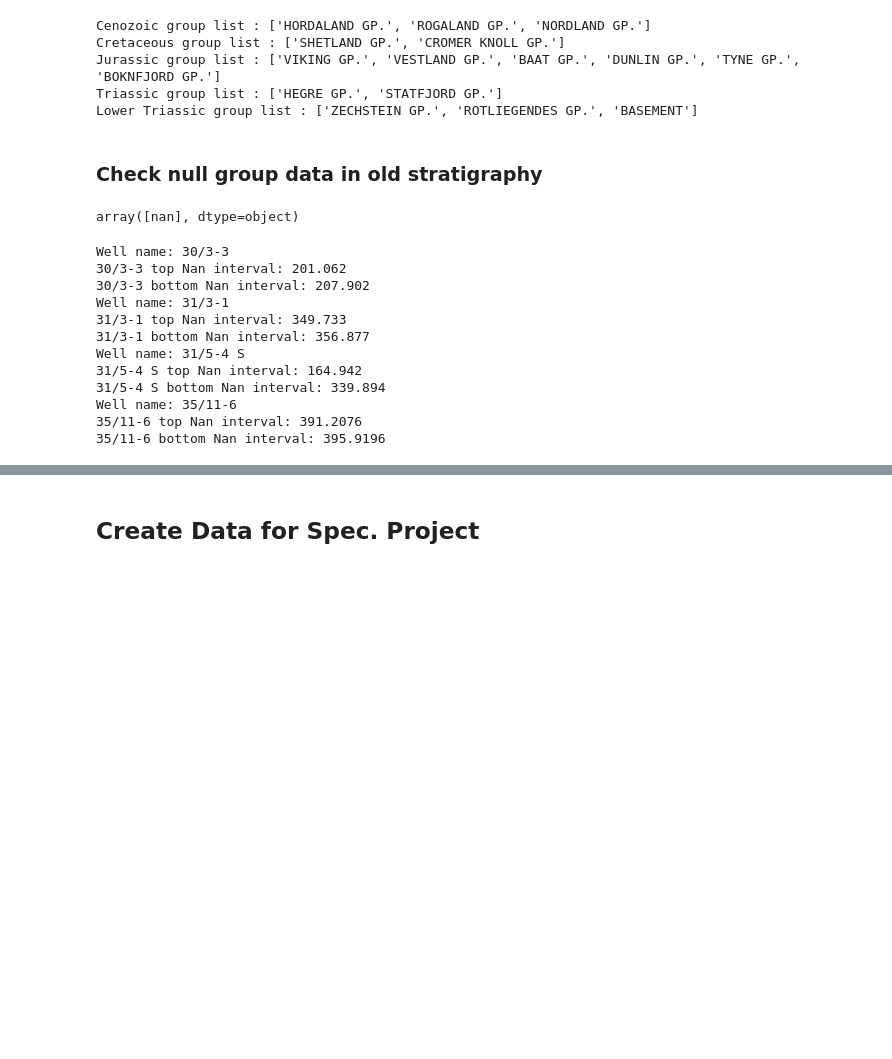
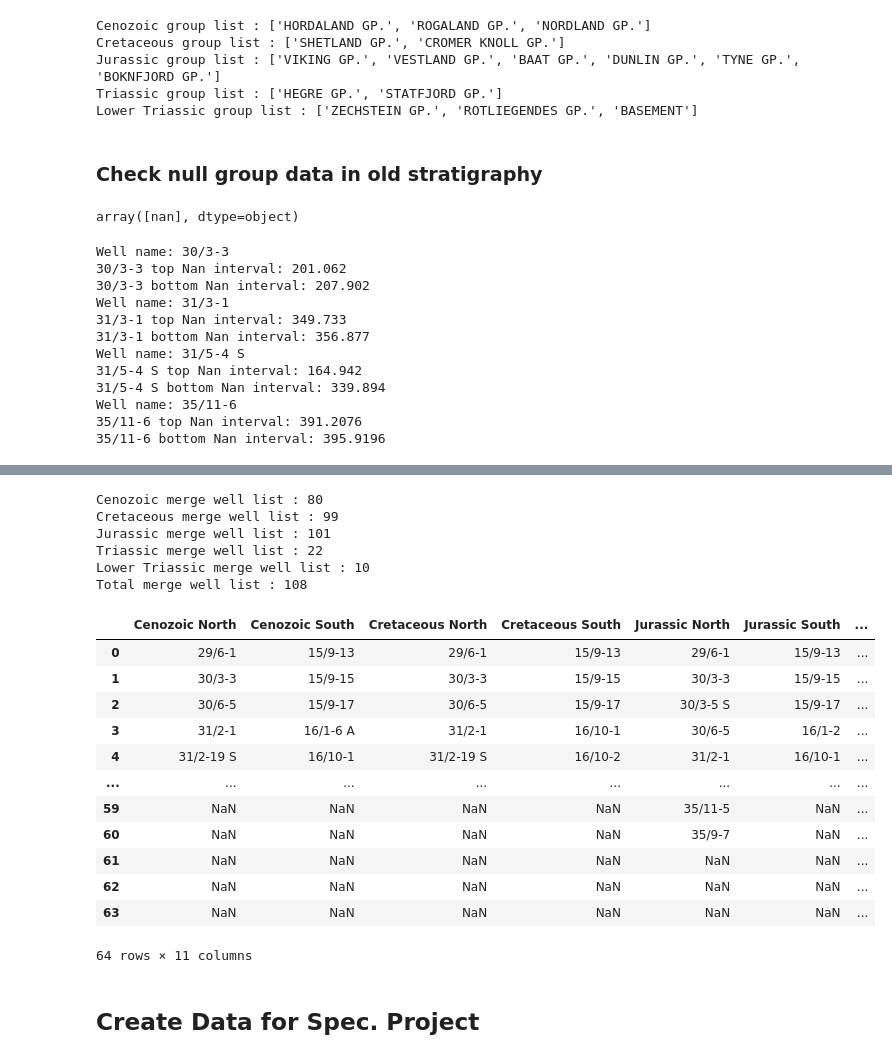
Before and after one commit to ruzieqnafiha/improving-lithology-label-well-logs, a Jupyter notebook: Data preparation and splitting.ipynb, the cells around one changed output, grey strips where cells are left out. Drawn from its saved outputs; the diff is of its cells as text; code cells hidden in the pictures; blank space fills up the shorter version.

```diff
--- a/Data preparation and splitting.ipynb
+++ b/Data preparation and splitting.ipynb
@@ -487,0 +564,67 @@ Well name: 35/11-6
+# %%
+print('Cenozoic merge well list : '+str(cenozoic_merge_old['WELL'].nunique()))
+print('Cretaceous merge well list : '+str(cretaceous_merge_old['WELL'].nunique()))
+print('Jurassic merge well list : '+str(jurassic_merge_old['WELL'].nunique()))
+print('Triassic merge well list : '+str(triassic_merge_old['WELL'].nunique()))
+print('Lower Triassic merge well list : '+str(lowertriassic_merge_old['WELL'].nunique()))
+print('Total merge well list : '+str(merge_data_old['WELL'].nunique()))
+# %% [output]
+Cenozoic merge well list : 80
+Cretaceous merge well list : 99
+Jurassic merge well list : 101
+Triassic merge well list : 22
+Lower Triassic merge well list : 10
+Total merge well list : 108
+# %%
+cenozoic_well_south = ['15/9-13', '15/9-15', '15/9-17', '16/1-6 A', '16/10-1', '16/10-3', '16/11-1 ST3', '16/2-11 A', '16/2-16', '16/2-6', '16/4-1', '16/7-4', '16/7-5', '16/8-1', '17/11-1', '25/11-15', '25/11-19 S', '25/11-5', '25/2-13 T4', '25/2-14', '25/2-7', '25/3-1', '25/4-5', '25/5-1', '25/5-4', '25/6-1', '25/6-2', '25/6-3', '25/7-2', '25/8-5 S', '25/8-7', '25/9-1', '26/4-1',  '7/1-1', '15/9-23', '16/2-7', '16/7-6', '17/4-1', '25/10-9']
+
+cenozoic_well_north = ['29/6-1', '30/3-3', '30/6-5', '31/2-1', '31/2-19 S', '31/2-7', '31/2-8', '31/2-9', '31/3-1', '31/3-2', '31/3-3', '31/3-4', '31/4-10', '31/4-5', '31/5-4 S', '31/6-5', '31/6-8', '33/9-1', '33/9-17', '34/10-19', '34/10-21', '34/10-35', '34/11-2 S', '34/2-4', '34/7-20', '34/7-21', '34/8-1', '34/8-3', '35/11-1', '35/11-11', '35/11-12', '35/11-6', '35/11-7', '35/12-1', '35/4-1', '35/8-6 S', '35/9-2', '31/2-10', '31/2-21 S', '35/11-5', '35/9-7']
+
+cretaceous_well_south = ['15/9-13', '15/9-15', '15/9-17', '16/10-1', '16/10-2', '16/10-3', '16/10-5', '16/11-1 ST3', '16/2-11 A', '16/2-16', '16/2-6', '16/4-1', '16/5-3', '16/7-4', '16/7-5', '16/8-1', '17/11-1', '25/11-15', '25/11-5', '25/2-13 T4', '25/2-14', '25/2-7', '25/3-1', '25/4-5', '25/5-1', '25/5-4', '25/6-1', '25/6-2', '25/6-3', '25/7-2', '25/8-5 S', '25/8-7', '25/9-1', '26/4-1', '7/1-1', '15/9-23', '16/2-7', '16/7-6', '17/4-1', '25/10-9']
+
+cretaceous_well_north = ['29/6-1', '30/3-3', '30/6-5', '31/2-1', '31/2-19 S', '31/2-7', '31/2-8', '31/2-9', '31/3-1', '31/3-2', '31/3-3', '31/3-4', '31/4-10', '31/4-5', '31/5-4 S', '31/6-5', '31/6-8', '33/6-3 S', '33/9-1', '33/9-17', '34/10-19', '34/10-21', '34/10-33', '34/10-35', '34/11-2 S', '34/12-1', '34/2-4', '34/3-1 A', '34/4-10 R', '34/5-1 A', '34/5-1 S', '34/7-13', '34/7-20', '34/7-21', '34/8-1', '34/8-3', '34/8-7 R', '35/11-1', '35/11-10', '35/11-11', '35/11-12', '35/11-13', '35/11-6', '35/11-7', '35/12-1', '35/3-7 S', '35/4-1', '35/8-4', '35/8-6 S', '35/9-10 S', '35/9-2', '35/9-5', '35/9-6 S', '36/7-3',  '31/2-10', '31/2-21 S', '34/3-2 S', '35/11-5', '35/9-7']
+
+jurassic_well_south = ['15/9-13', '15/9-15', '15/9-17', '16/1-2', '16/10-1', '16/10-2', '16/10-3', '16/10-5', '16/11-1 ST3', '16/2-11 A', '16/2-16', '16/2-6', '16/4-1', '16/5-3', '16/7-4', '16/7-5', '16/8-1', '17/11-1', '25/11-15', '25/11-5', '25/2-13 T4', '25/2-14', '25/2-7', '25/3-1', '25/4-5', '25/5-1', '25/5-4', '25/6-1', '25/6-2', '25/7-2', '25/8-5 S', '25/8-7', '25/9-1', '26/4-1', '7/1-2 S', '15/9-23', '16/2-7', '16/7-6', '17/4-1', '25/10-9']
+
+jurassic_well_north = ['29/6-1', '30/3-3', '30/3-5 S', '30/6-5', '31/2-1', '31/2-19 S', '31/2-7', '31/2-8', '31/2-9', '31/3-1', '31/3-2', '31/3-3', '31/3-4', '31/4-10', '31/4-5', '31/5-4 S', '31/6-5', '31/6-8', '32/2-1', '33/5-2', '33/6-3 S', '33/9-1', '33/9-17', '34/10-21', '34/10-33', '34/10-35', '34/11-1', '34/11-2 S', '34/12-1', '34/2-4', '34/3-1 A', '34/5-1 A', '34/5-1 S', '34/7-13', '34/7-20', '34/7-21', '34/8-1', '34/8-3', '34/8-7 R', '35/11-1', '35/11-10', '35/11-11', '35/11-12', '35/11-13', '35/11-15 S', '35/11-6', '35/11-7', '35/12-1', '35/4-1', '35/8-4', '35/8-6 S', '35/9-10 S', '35/9-2', '35/9-5', '35/9-6 S', '36/7-3',  '31/2-10', '31/2-21 S', '34/3-2 S', '35/11-5', '35/9-7']
+
+triassic_well_south = ['15/9-15', '16/2-11 A', '16/2-16', '16/5-3', '16/7-4', '16/2-7']
+
+triassic_well_north = ['29/6-1', '31/2-1', '31/2-8', '31/3-1', '31/4-5', '32/2-1', '33/5-2', '33/6-3 S', '34/10-19', '34/7-13', '34/7-20', '34/8-1', '34/8-7 R', '35/11-1', '35/4-1', '35/9-6 S',]
+
+lowertriassic_well_south = ['15/9-13', '16/1-2', '16/10-1', '16/11-1 ST3', '16/2-16', '16/2-6', '16/4-1', '17/11-1', '16/2-7', '17/4-1']
+
+merge_well_south = ['15/9-13', '15/9-15', '15/9-17', '16/1-2', '16/1-6 A', '16/10-1', '16/10-2', '16/10-3', '16/10-5', '16/11-1 ST3', '16/2-11 A', '16/2-16', '16/2-6', '16/4-1', '16/5-3', '16/7-4', '16/7-5', '16/8-1', '17/11-1', '25/11-15', '25/11-19 S', '25/11-5', '25/2-13 T4', '25/2-14', '25/2-7', '25/3-1', '25/4-5', '25/5-1', '25/5-4', '25/6-1', '25/6-2', '25/6-3', '25/7-2', '25/8-5 S', '25/8-7', '25/9-1', '26/4-1', '7/1-1', '7/1-2 S', '15/9-23', '16/2-7', '16/7-6', '17/4-1', '25/10-9']
+
+merge_well_north =  ['29/6-1', '30/3-3', '30/3-5 S', '30/6-5', '31/2-1', '31/2-19 S', '31/2-7', '31/2-8', '31/2-9', '31/3-1', '31/3-2', '31/3-3', '31/3-4', '31/4-10', '31/4-5', '31/5-4 S', '31/6-5', '31/6-8', '32/2-1', '33/5-2', '33/6-3 S', '33/9-1', '33/9-17', '34/10-19', '34/10-21', '34/10-33', '34/10-35', '34/11-1', '34/11-2 S', '34/12-1', '34/2-4', '34/3-1 A', '34/4-10 R', '34/5-1 A', '34/5-1 S', '34/7-13', '34/7-20', '34/7-21', '34/8-1', '34/8-3', '34/8-7 R', '35/11-1', '35/11-10', '35/11-11', '35/11-12', '35/11-13', '35/11-15 S', '35/11-6', '35/11-7', '35/12-1', '35/3-7 S', '35/4-1', '35/8-4', '35/8-6 S', '35/9-10 S', '35/9-2', '35/9-5', '35/9-6 S', '36/7-3',  '31/2-10', '31/2-21 S', '34/3-2 S', '35/11-5', '35/9-7']
+# %%
+well_location_list = pd.DataFrame(
+    {'Cenozoic North': pd.Series(cenozoic_well_north),
+     'Cenozoic South': pd.Series(cenozoic_well_south),
+     'Cretaceous North': pd.Series(cretaceous_well_north),
+     'Cretaceous South': pd.Series(cretaceous_well_south),
+     'Jurassic North': pd.Series(jurassic_well_north),
+     'Jurassic South': pd.Series(jurassic_well_south),
+     'Triassic North': pd.Series(triassic_well_north),
+     'Triassic South': pd.Series(triassic_well_south),
+     'Lower Jurassic South': pd.Series(lowertriassic_well_south),
+     'Merge data South': pd.Series(merge_well_south),
+     'Merge data North': pd.Series(merge_well_north)
+
+    })
+
+well_location_list
+# %% [output]
+|  | Cenozoic North | Cenozoic South | Cretaceous North | Cretaceous South | Jurassic North | Jurassic South | ... |
+| 0 | 29/6-1 | 15/9-13 | 29/6-1 | 15/9-13 | 29/6-1 | 15/9-13 | ... |
+| 1 | 30/3-3 | 15/9-15 | 30/3-3 | 15/9-15 | 30/3-3 | 15/9-15 | ... |
+| 2 | 30/6-5 | 15/9-17 | 30/6-5 | 15/9-17 | 30/3-5 S | 15/9-17 | ... |
+| 3 | 31/2-1 | 16/1-6 A | 31/2-1 | 16/10-1 | 30/6-5 | 16/1-2 | ... |
+| 4 | 31/2-19 S | 16/10-1 | 31/2-19 S | 16/10-2 | 31/2-1 | 16/10-1 | ... |
+| ... | ... | ... | ... | ... | ... | ... | ... |
+| 59 | NaN | NaN | NaN | NaN | 35/11-5 | NaN | ... |
+| 60 | NaN | NaN | NaN | NaN | 35/9-7 | NaN | ... |
+| 61 | NaN | NaN | NaN | NaN | NaN | NaN | ... |
+| 62 | NaN | NaN | NaN | NaN | NaN | NaN | ... |
+| 63 | NaN | NaN | NaN | NaN | NaN | NaN | ... |
+64 rows × 11 columns
```
Also changed, not shown: parts of 9 cells of this notebook, 1 other file.
